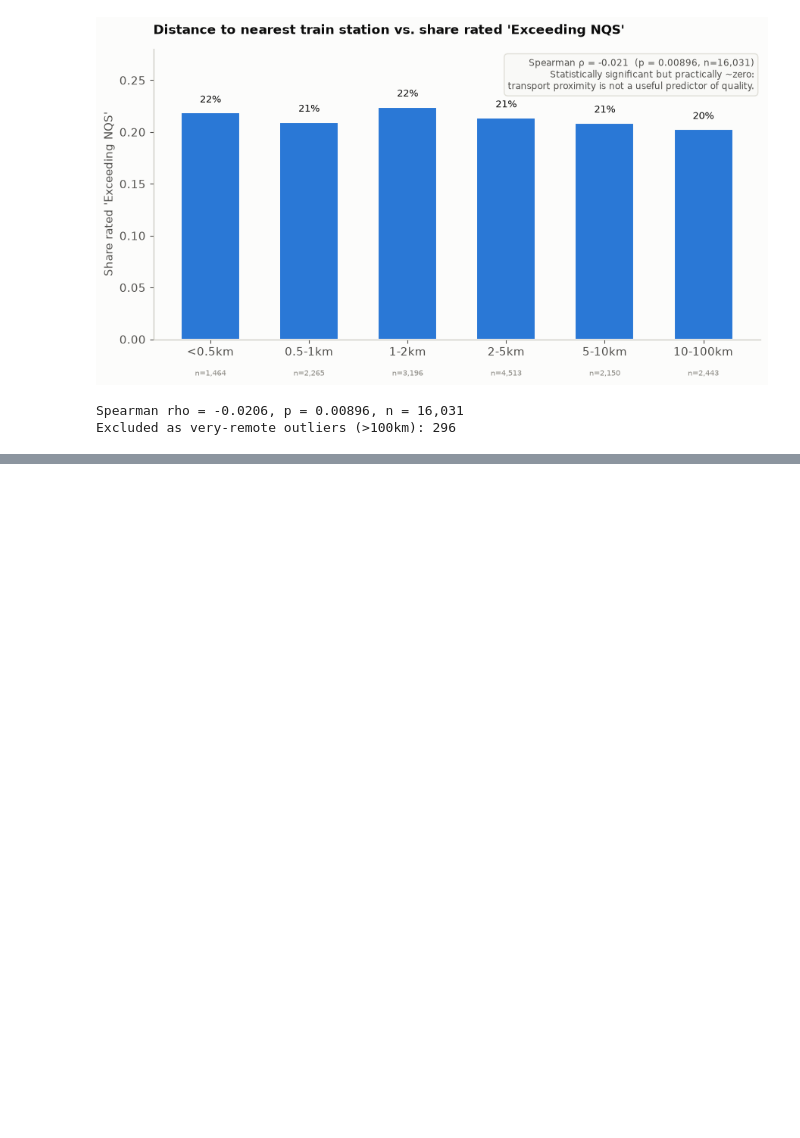
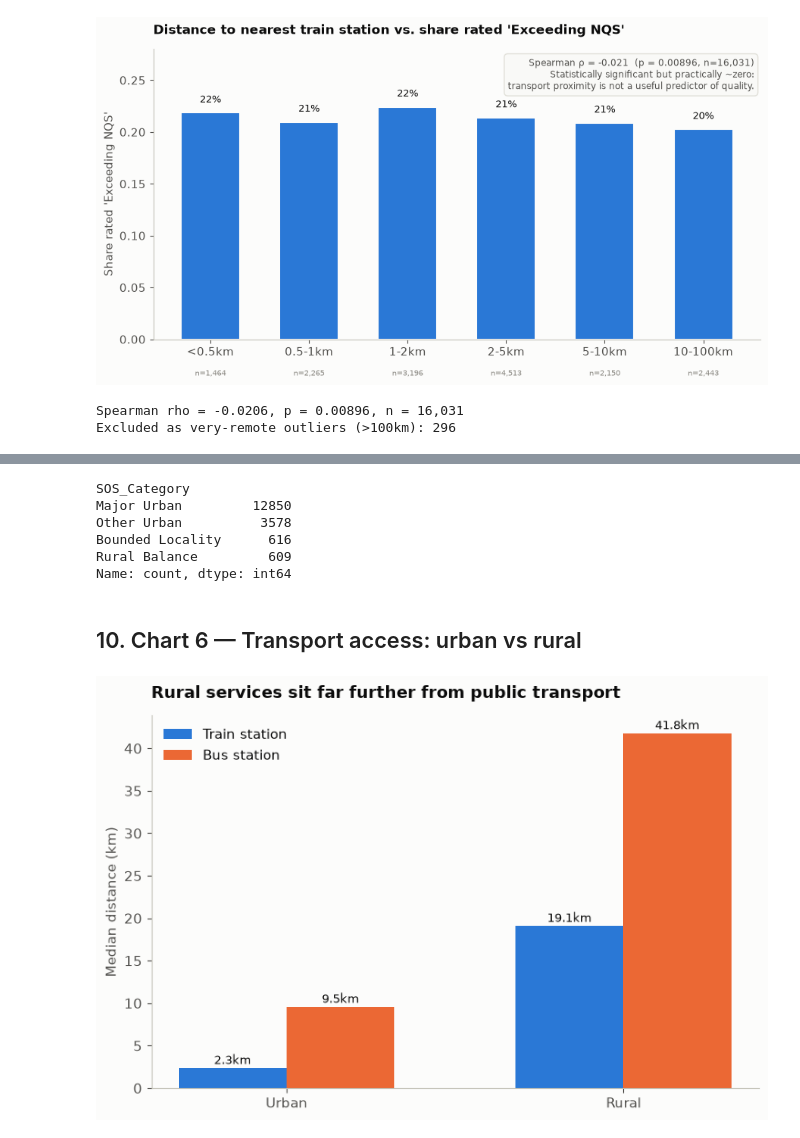
Before and after one commit to martvanhoorn2003-svg/Mart, a Jupyter notebook: ACECQA_Service_Quality_Analysis.ipynb, the cells around one changed output, grey strips where cells are left out. Cells and saved outputs as stored; diff of their text form; code cells hidden in the pictures; blank space fills up the shorter version.

```diff
--- a/ACECQA_Service_Quality_Analysis.ipynb
+++ b/ACECQA_Service_Quality_Analysis.ipynb
@@ -42,10 +48,12 @@ import pandas as pd
 import matplotlib.pyplot as plt
 from matplotlib.patches import Patch
 from scipy import stats
+from scipy.spatial import cKDTree
 import geopandas as gpd
 
 RAW_PATH = Path("data/education_services.csv")
 AU_STATES_GEOJSON = Path("data/external/au_states.geojson")
+SOS_SHAPEFILE = Path("data/external/sos_2021/SOS_2021_AUST_GDA2020.shp")
 FIG_DIR = Path("outputs/figures")
 FIG_DIR.mkdir(parents=True, exist_ok=True)
 
@@ -500,0 +518,72 @@ Excluded as very-remote outliers (>100km): 296
+# %%
+
+URBAN_CATEGORIES = {"Major Urban", "Other Urban"}
+RURAL_CATEGORIES = {"Bounded Locality", "Rural Balance"}
+
+
+def classify_urban_rural(df):
+    sos = gpd.read_file(SOS_SHAPEFILE)
+    sos = sos[sos.geometry.notna()].copy()  # drop non-spatial admin categories (Migratory, No usual address)
+
+    pts = gpd.GeoDataFrame(
+        df[["lon", "lat"]], geometry=gpd.points_from_xy(df["lon"], df["lat"]), crs="EPSG:4326", index=df.index,
+    ).to_crs(sos.crs)
+
+    cols = ["SOS_NAME21", "STE_NAME21", "geometry"]
+    joined = gpd.sjoin(pts, sos[cols], how="left", predicate="within")
+    joined = joined[~joined.index.duplicated(keep="first")]
+
+    unmatched = joined["SOS_NAME21"].isna()
+    if unmatched.any():
+        albers = "EPSG:3577"  # GDA2020 / Australian Albers - metres, for correct nearest-neighbour distances
+        nearest = gpd.sjoin_nearest(pts.loc[unmatched].to_crs(albers), sos[cols].to_crs(albers), how="left")
+        nearest = nearest[~nearest.index.duplicated(keep="first")]
+        joined.loc[unmatched, "SOS_NAME21"] = nearest["SOS_NAME21"]
+        joined.loc[unmatched, "STE_NAME21"] = nearest["STE_NAME21"]
+
+    out = df.copy()
+    out["SOS_Category"] = joined["SOS_NAME21"].reindex(out.index)
+    out["UrbanRural"] = out["SOS_Category"].map(
+        lambda c: "Urban" if c in URBAN_CATEGORIES else ("Rural" if c in RURAL_CATEGORIES else pd.NA)
+    )
+    return out
+
+
+df = classify_urban_rural(df)
+SOS_ORDER = ["Major Urban", "Other Urban", "Bounded Locality", "Rural Balance"]
+SOS_COLORS = {"Major Urban": SEQ_BLUE[5], "Other Urban": SEQ_BLUE[3], "Bounded Locality": CAT["orange"], "Rural Balance": CAT["red"]}
+df["SOS_Category"].value_counts(dropna=False)
+# %% [output]
+SOS_Category
+Major Urban         12850
+Other Urban          3578
+Bounded Locality      616
+Rural Balance         609
+Name: count, dtype: int64
+# %% [markdown]
+
+## 10. Chart 6 — Transport access: urban vs rural
+# %%
+
+d6 = df[df["UrbanRural"].notna()]
+medians = d6.groupby("UrbanRural")[["DistanceToTrainStation_km", "DistanceToBusStation_km"]].median().reindex(["Urban", "Rural"])
+
+fig, ax = plt.subplots(figsize=(7.5, 5))
+x = np.arange(2); w = 0.32
+ax.bar(x - w / 2, medians["DistanceToTrainStation_km"], width=w, color=CAT["blue"], label="Train station")
+ax.bar(x + w / 2, medians["DistanceToBusStation_km"], width=w, color=CAT["orange"], label="Bus station")
+for i, cat in enumerate(["Urban", "Rural"]):
+    ax.text(i - w / 2, medians.loc[cat, "DistanceToTrainStation_km"] + 0.5, f"{medians.loc[cat, 'DistanceToTrainStation_km']:.1f}km", ha="center", fontsize=9)
+    ax.text(i + w / 2, medians.loc[cat, "DistanceToBusStation_km"] + 0.5, f"{medians.loc[cat, 'DistanceToBusStation_km']:.1f}km", ha="center", fontsize=9)
+ax.set_xticks(x); ax.set_xticklabels(["Urban", "Rural"])
+ax.set_ylabel("Median distance (km)")
+ax.set_title("Rural services sit far further from public transport", fontsize=13, fontweight="bold", color=INK_PRIMARY, loc="left", pad=14)
+ax.legend(frameon=False, loc="upper left")
+for spine in ["top", "right"]:
+    ax.spines[spine].set_visible(False)
+ax.spines["left"].set_color(BASELINE); ax.spines["bottom"].set_color(BASELINE)
+fig.tight_layout()
+fig.savefig(FIG_DIR / "06_transport_by_urban_rural.png", dpi=200)
+plt.show()
+# %% [output]
+[figure, added]
```
Also changed, not shown: parts of 10 cells of this notebook, 13 other files.
